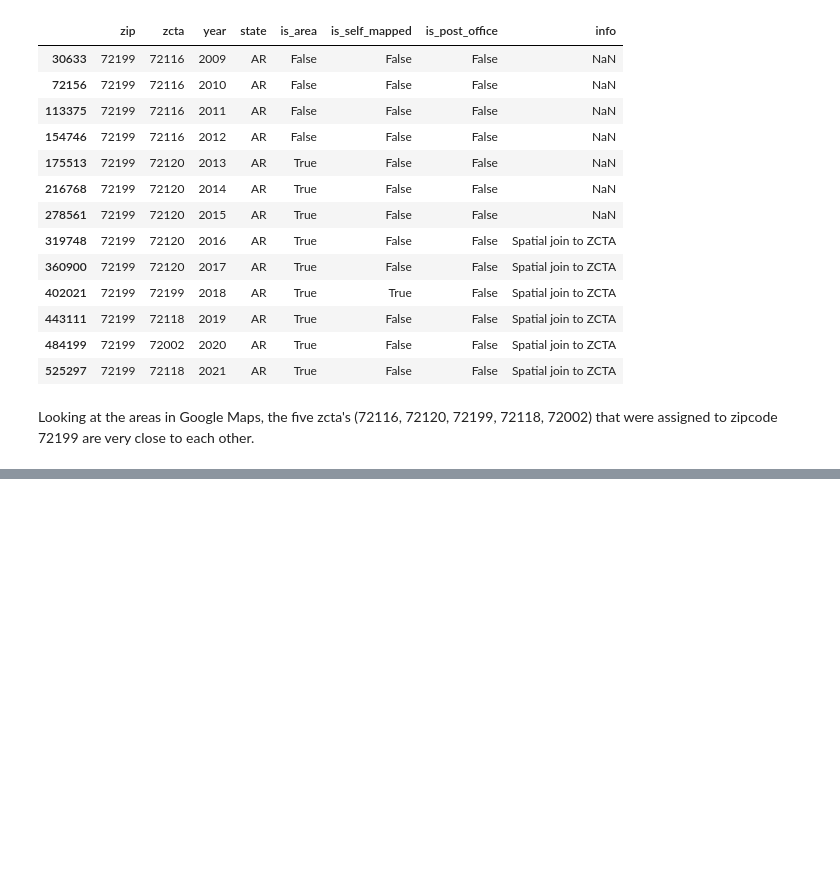
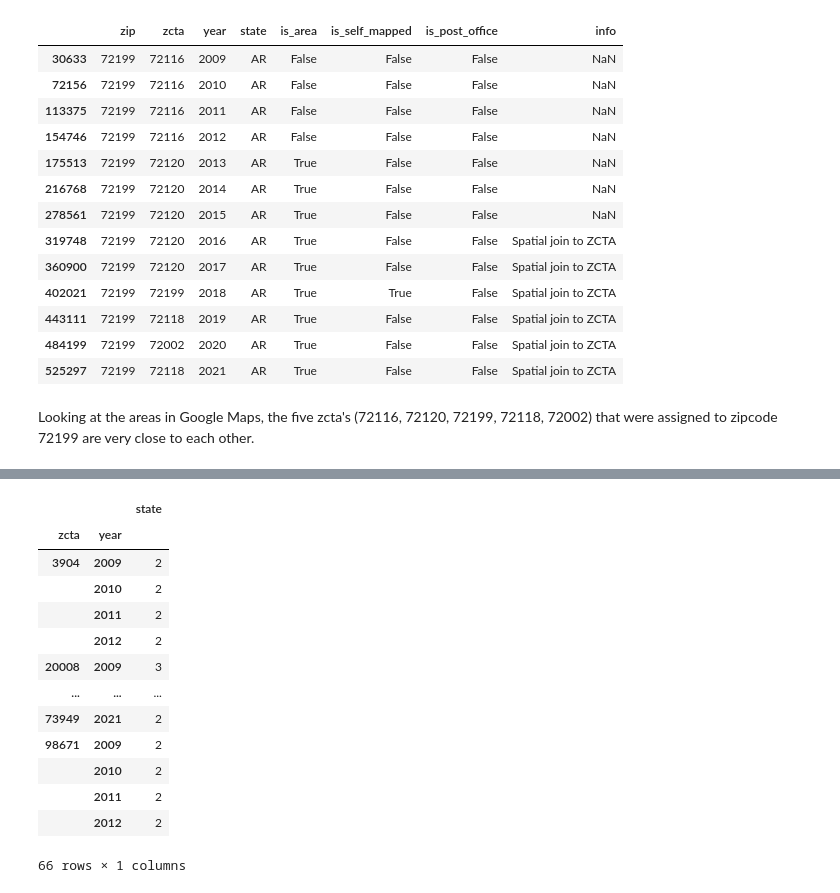
Before and after one commit to NSAPH-Data-Processing/zip2zcta_master_xwalk, a Jupyter notebook: notes/eda_clean_uds.ipynb, the cells around one changed output, grey strips where cells are left out. Drawn from its saved outputs; the diff is of its cells as text; code cells hidden in the pictures; blank space fills up the shorter version.

```diff
--- a/notes/eda_clean_uds.ipynb
+++ b/notes/eda_clean_uds.ipynb
@@ -52,0 +68,3 @@ Looking at the areas in Google Maps, the five zcta's (72116, 72120, 72199, 72118
+# %%
+nstate = df_uds[['zcta', 'year', 'state']].groupby(['zcta', 'year']).nunique('state')
+nstate.describe()
@@ -52,0 +81,17 @@ Looking at the areas in Google Maps, the five zcta's (72116, 72120, 72199, 72118
+# %%
+nstate[nstate.state > 1]
+# %% [output]
+|  |  | state |
+| zcta | year |  |
+| 3904 | 2009 | 2 |
+|  | 2010 | 2 |
+|  | 2011 | 2 |
+|  | 2012 | 2 |
+| 20008 | 2009 | 3 |
+| ... | ... | ... |
+| 73949 | 2021 | 2 |
+| 98671 | 2009 | 2 |
+|  | 2010 | 2 |
+|  | 2011 | 2 |
+|  | 2012 | 2 |
+66 rows × 1 columns
```
Also changed, not shown: parts of 8 cells of this notebook.
